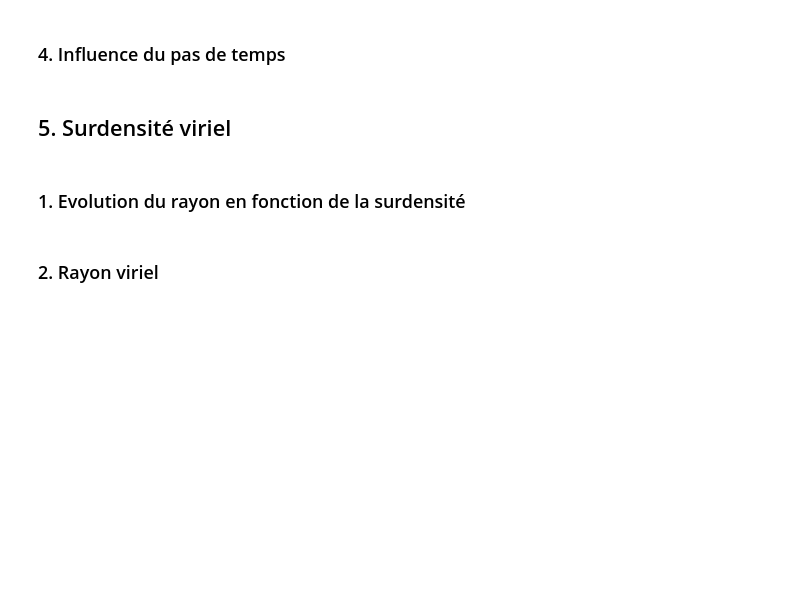
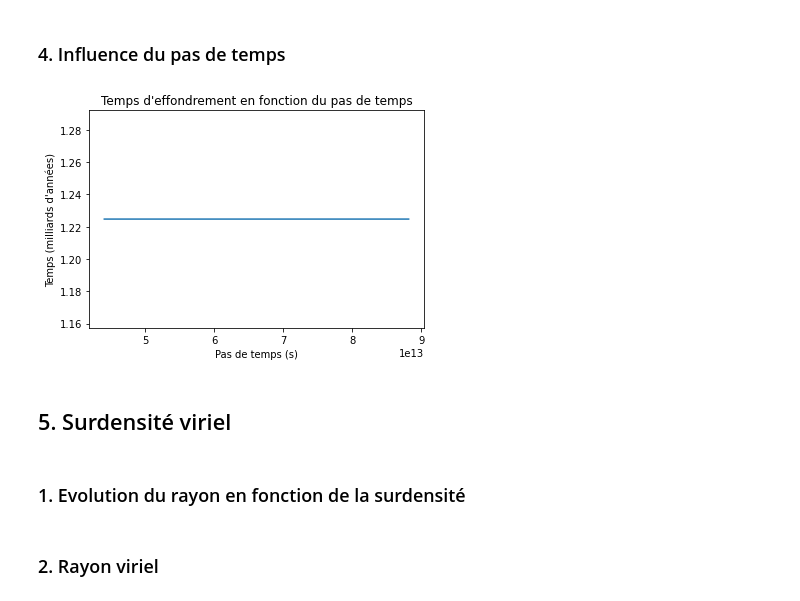
Before and after one commit to lukbrb/effspherique, a Jupyter notebook: Projet1-bis/ProjetNumerique.ipynb, the cells around one changed output. Saved outputs shown, nothing was run; the diff lists cells and outputs as text; code cells hidden in the pictures; blank space fills up the shorter version.

```diff
--- a/Projet1-bis/ProjetNumerique.ipynb
+++ b/Projet1-bis/ProjetNumerique.ipynb
@@ -445,3 +452,10 @@ pas_temps.close()
+# %%
+iter_pas_temps = pd.read_csv('iter_pas_temps.csv', delimiter='\t')
+iter_pas_temps.plot(x='pas_temps', y='temps_eff', xlabel="Pas de temps (s)",
+                    ylabel="Temps (milliards d'années)", legend=None,
+                    title="Temps d'effondrement en fonction du pas de temps");
+# %% [output]
+[figure, added]
 # %% [markdown]
 ## 5. Surdensité viriel
 # %%
```
Also changed, not shown: parts of 28 cells of this notebook, 1 other file.
